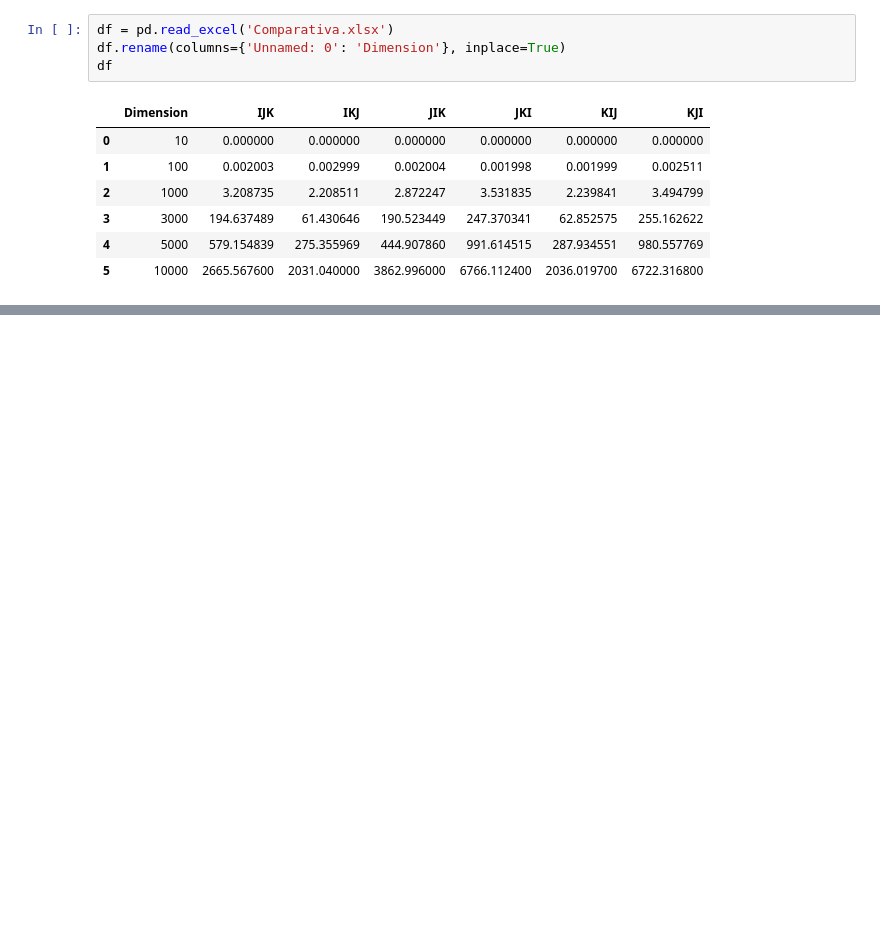
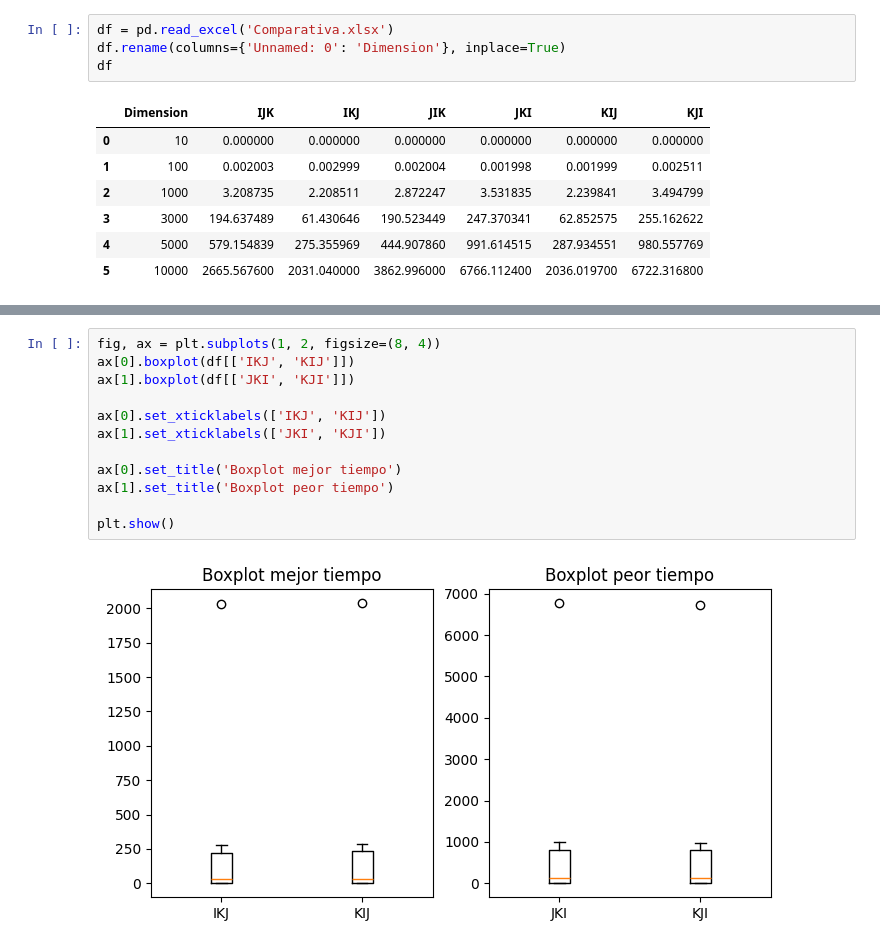
Before and after one commit to IanPangDev/Examen1-Sistemas_distribuidos, a Jupyter notebook: Examen4/analisis.ipynb, the cells around one changed output, grey strips where cells are left out. Saved outputs shown, nothing was run; the diff lists cells and outputs as text; blank space fills up the shorter version.

```diff
--- a/Examen4/analisis.ipynb
+++ b/Examen4/analisis.ipynb
@@ -52,0 +96,14 @@ sns.kdeplot(x=)
+# %%
+fig, ax = plt.subplots(1, 2, figsize=(8, 4))
+ax[0].boxplot(df[['IKJ', 'KIJ']])
+ax[1].boxplot(df[['JKI', 'KJI']])
+
+ax[0].set_xticklabels(['IKJ', 'KIJ'])
+ax[1].set_xticklabels(['JKI', 'KJI'])
+
+ax[0].set_title('Boxplot mejor tiempo')
+ax[1].set_title('Boxplot peor tiempo')
+
+plt.show()
+# %% [output]
+[figure, added]
```
Also changed, not shown: parts of 7 cells of this notebook.
